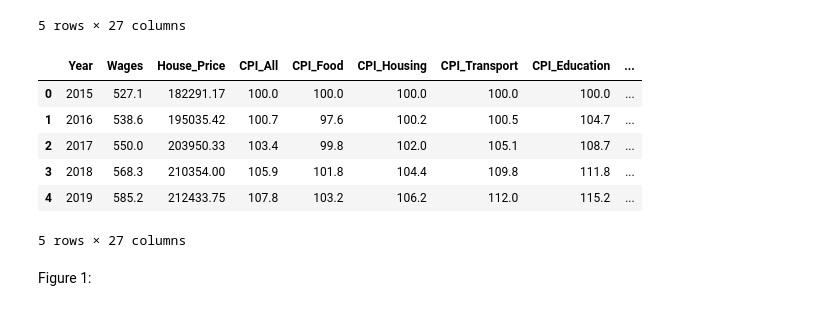
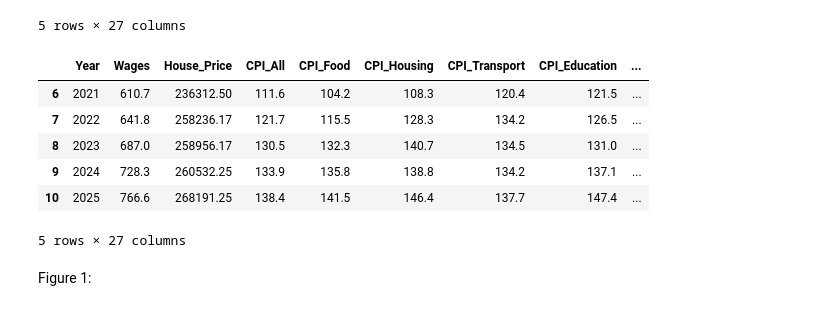
Before and after one commit to Ben-Morgan536/Are-Young-People-Priced-Out-of-Life-Project, a Jupyter notebook: blog.ipynb, the cells around one changed output. Cells and saved outputs as stored; diff of their text form; code cells hidden in the pictures.

```diff
--- a/blog.ipynb
+++ b/blog.ipynb
@@ -25,14 +26,14 @@ main_data.head()
 | 4 | 2002 | 390.9 | 112519.67 | 74.5 | 69.2 | 57.2 | 67.5 | 34.2 | ... |
 5 rows × 27 columns
 # %%
-main_data_short.head()
+main_data_short.tail()
 # %% [output]
 |  | Year | Wages | House_Price | CPI_All | CPI_Food | CPI_Housing | CPI_Transport | CPI_Education | ... |
-| 0 | 2015 | 527.1 | 182291.17 | 100.0 | 100.0 | 100.0 | 100.0 | 100.0 | ... |
-| 1 | 2016 | 538.6 | 195035.42 | 100.7 | 97.6 | 100.2 | 100.5 | 104.7 | ... |
-| 2 | 2017 | 550.0 | 203950.33 | 103.4 | 99.8 | 102.0 | 105.1 | 108.7 | ... |
-| 3 | 2018 | 568.3 | 210354.00 | 105.9 | 101.8 | 104.4 | 109.8 | 111.8 | ... |
-| 4 | 2019 | 585.2 | 212433.75 | 107.8 | 103.2 | 106.2 | 112.0 | 115.2 | ... |
+| 6 | 2021 | 610.7 | 236312.50 | 111.6 | 104.2 | 108.3 | 120.4 | 121.5 | ... |
+| 7 | 2022 | 641.8 | 258236.17 | 121.7 | 115.5 | 128.3 | 134.2 | 126.5 | ... |
+| 8 | 2023 | 687.0 | 258956.17 | 130.5 | 132.3 | 140.7 | 134.5 | 131.0 | ... |
+| 9 | 2024 | 728.3 | 260532.25 | 133.9 | 135.8 | 138.8 | 134.2 | 137.1 | ... |
+| 10 | 2025 | 766.6 | 268191.25 | 138.4 | 141.5 | 146.4 | 137.7 | 147.4 | ... |
 5 rows × 27 columns
 # %% [markdown]
 Figure 1:
```
Also changed, not shown: parts of 13 cells of this notebook, 2 other files.
